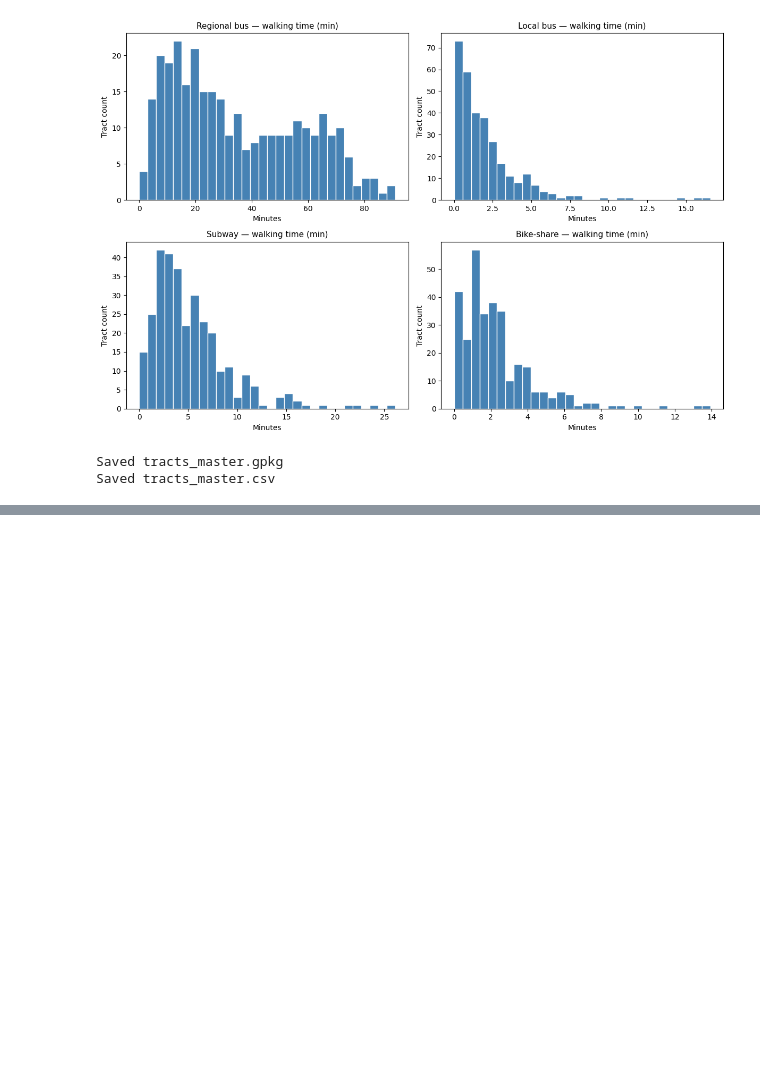
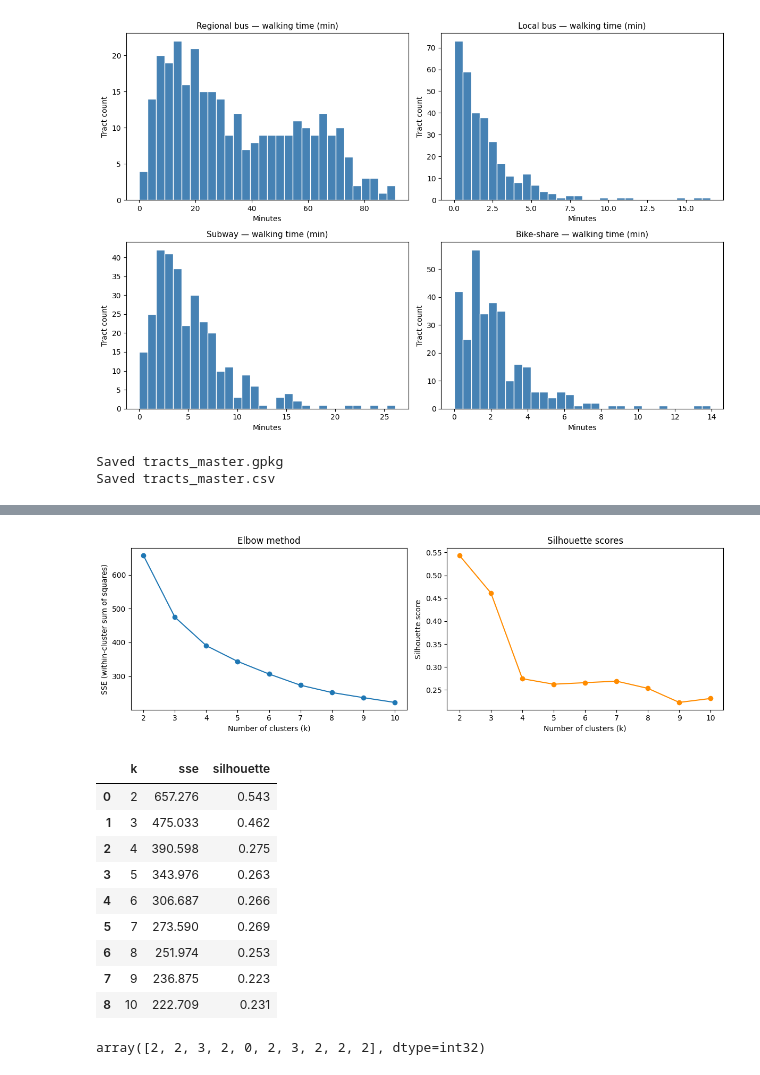
Before and after one commit to Sidbaobao/Final_project_data__science, a Jupyter notebook: sm2986_HW5 collaboration.ipynb, the cells around one changed output, grey strips where cells are left out. Saved outputs shown, nothing was run; the diff lists cells and outputs as text; code cells hidden in the pictures; blank space fills up the shorter version.

```diff
--- a/sm2986_HW5 collaboration.ipynb
+++ b/sm2986_HW5 collaboration.ipynb
@@ -688,0 +736,15 @@ Saved tracts_master.csv
+# %%
+# Step G.2 - Scale the four travel-time variables.
+# robust_scale uses median and IQR, which is less sensitive to outliers
+# (e.g., Roosevelt Island has very long regional bus times).
+# This is the same scaler used in Week 9 with the EJI data.
+
+from sklearn.preprocessing import robust_scale
+
+cluster_scaled = robust_scale(cluster_input[cluster_vars])
+
+# Quick check: scaled medians should be ~0
+import pandas as pd
+pd.DataFrame(cluster_scaled, columns=cluster_vars).describe().round(2)
+
+## Comment: cluster_scaled is a numpy array, ready to feed into KMeans.
@@ -688,0 +761,63 @@ Saved tracts_master.csv
+# %%
+# Step G.3 - Choose the number of clusters using elbow + silhouette.
+# This combines the two diagnostics from Week 10.
+
+from sklearn.cluster import KMeans
+from sklearn.metrics import silhouette_score
+import numpy as np
+
+np.random.seed(0)
+
+k_range = range(2, 11)
+sse = []
+silhouettes = []
+
+for k in k_range:
+    km = KMeans(n_clusters=k, n_init=10, random_state=0)
+    labels = km.fit_predict(cluster_scaled)
+    sse.append(km.inertia_)
+    silhouettes.append(silhouette_score(cluster_scaled, labels))
+
+# Plot both diagnostics side by side
+fig, axes = plt.subplots(1, 2, figsize=(12, 4))
+
+axes[0].plot(list(k_range), sse, 'o-')
+axes[0].set_xlabel('Number of clusters (k)')
+axes[0].set_ylabel('SSE (within-cluster sum of squares)')
+axes[0].set_title('Elbow method')
+
+axes[1].plot(list(k_range), silhouettes, 'o-', color='darkorange')
+axes[1].set_xlabel('Number of clusters (k)')
+axes[1].set_ylabel('Silhouette score')
+axes[1].set_title('Silhouette scores')
+
+plt.tight_layout()
+plt.show()
+
+# Print the values so we can pick k
+pd.DataFrame({'k': list(k_range), 'sse': sse, 'silhouette': silhouettes}).round(3)
+
+## Comment: Look for an "elbow" in the SSE plot and a peak / plateau in the silhouette plot.
+## In Manhattan, k usually lands around 3-5.
+# %% [output]
+[figure, added]
+|  | k | sse | silhouette |
+| 0 | 2 | 657.276 | 0.543 |
+| 1 | 3 | 475.033 | 0.462 |
+| 2 | 4 | 390.598 | 0.275 |
+| 3 | 5 | 343.976 | 0.263 |
+| 4 | 6 | 306.687 | 0.266 |
+| 5 | 7 | 273.590 | 0.269 |
+| 6 | 8 | 251.974 | 0.253 |
+| 7 | 9 | 236.875 | 0.223 |
+| 8 | 10 | 222.709 | 0.231 |
+# %%
+# Step G.4 - Final KMeans with chosen k (Week 9 §2 style)
+
+np.random.seed(0)
+kmeans = KMeans(n_clusters=4)   # change this if elbow/silhouette suggest a different k
+k4cls = kmeans.fit(cluster_scaled)
+
+k4cls.labels_[:10]
+# %% [output]
+array([2, 2, 3, 2, 0, 2, 3, 2, 2, 2], dtype=int32)
```
Also changed, not shown: parts of 22 cells of this notebook.
